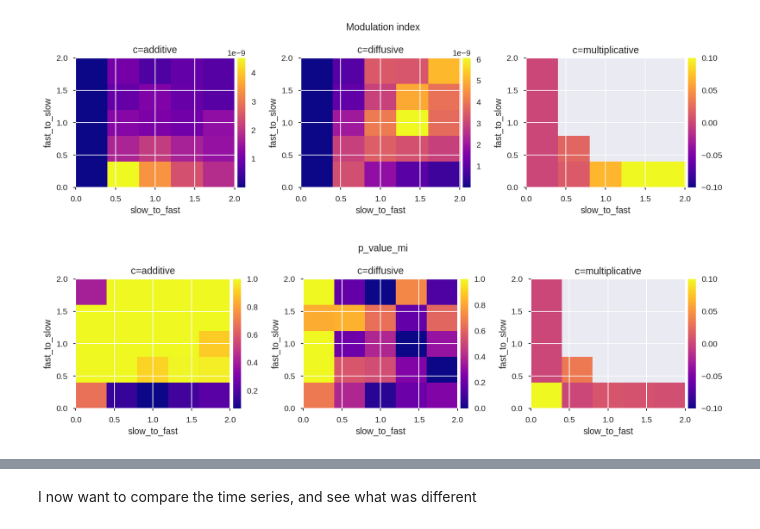
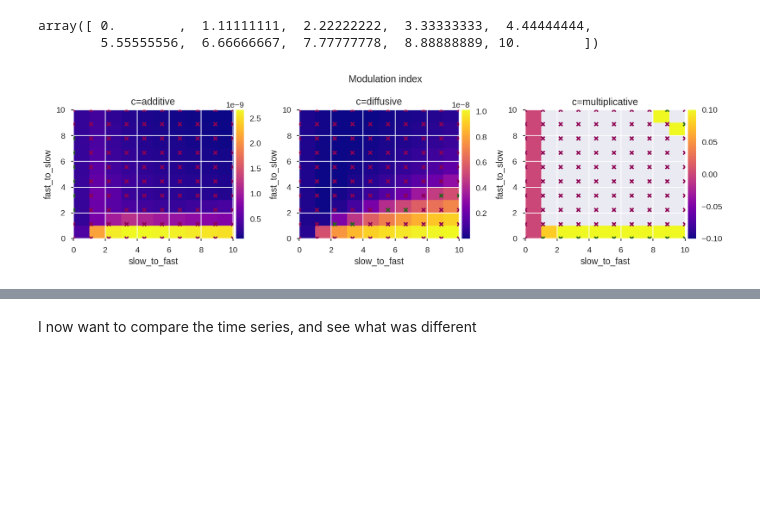
Before and after one commit to jajcayn/Hopf_CFC_analysis, a Jupyter notebook: understanding_coupling.ipynb, the cells around one changed output, grey strips where cells are left out. Cells and saved outputs as stored; diff of their text form; code cells hidden in the pictures; blank space fills up the shorter version.

Commit message:
new method of plotting p-vals

```diff
--- a/understanding_coupling.ipynb
+++ b/understanding_coupling.ipynb
@@ -67,8 +68,8 @@ model.params["fast_to_slow"] = 0.0
 # %%
 parameters = ParameterSpace(
     {
-        "slow_to_fast": np.linspace(0.0, 2., 5),
-        "fast_to_slow": np.linspace(0.0, 2., 5),
+        "slow_to_fast": np.linspace(0.0, 10., 10),
+        "fast_to_slow": np.linspace(0.0, 10., 10),
         "coupling":["additive","diffusive","multiplicative"],
 
     }
@@ -206,26 +189,21 @@ search.dfResults
+# %%
+np.unique((search.dfResults["slow_to_fast"]))
+# %% [output]
+array([ 0.        ,  1.11111111,  2.22222222,  3.33333333,  4.44444444,
+        5.55555556,  6.66666667,  7.77777778,  8.88888889, 10.        ])
 # %%
-neu.plotExplorationResults(
+teu.plotExplorationResults(
     search.dfResults,
     par1=["slow_to_fast", r"slow_to_fast"],
     par2=["fast_to_slow", r"fast_to_slow"],
     plot_key="modulation_index",
     nan_to_zero=True,
     by="coupling",
     one_figure=True,
     plot_key_label="Modulation index",
+    p_vals=True,
+    p_vals_label="p_value_mi",
 )
-
-neu.plotExplorationResults(
-    search.dfResults,
-    par1=["slow_to_fast", r"slow_to_fast"],
-    par2=["fast_to_slow", r"fast_to_slow"],
-    plot_key="p_value_mi",
-    nan_to_zero=True,
-    by="coupling",
-    one_figure=True,
-    plot_key_label="p_value_mi",
-)
 # %% [output]
-[figure, old version]
+[figure, new version]
-[figure, removed]
 # %%
```
Also changed, not shown: parts of 9 cells of this notebook, 2 other files.
